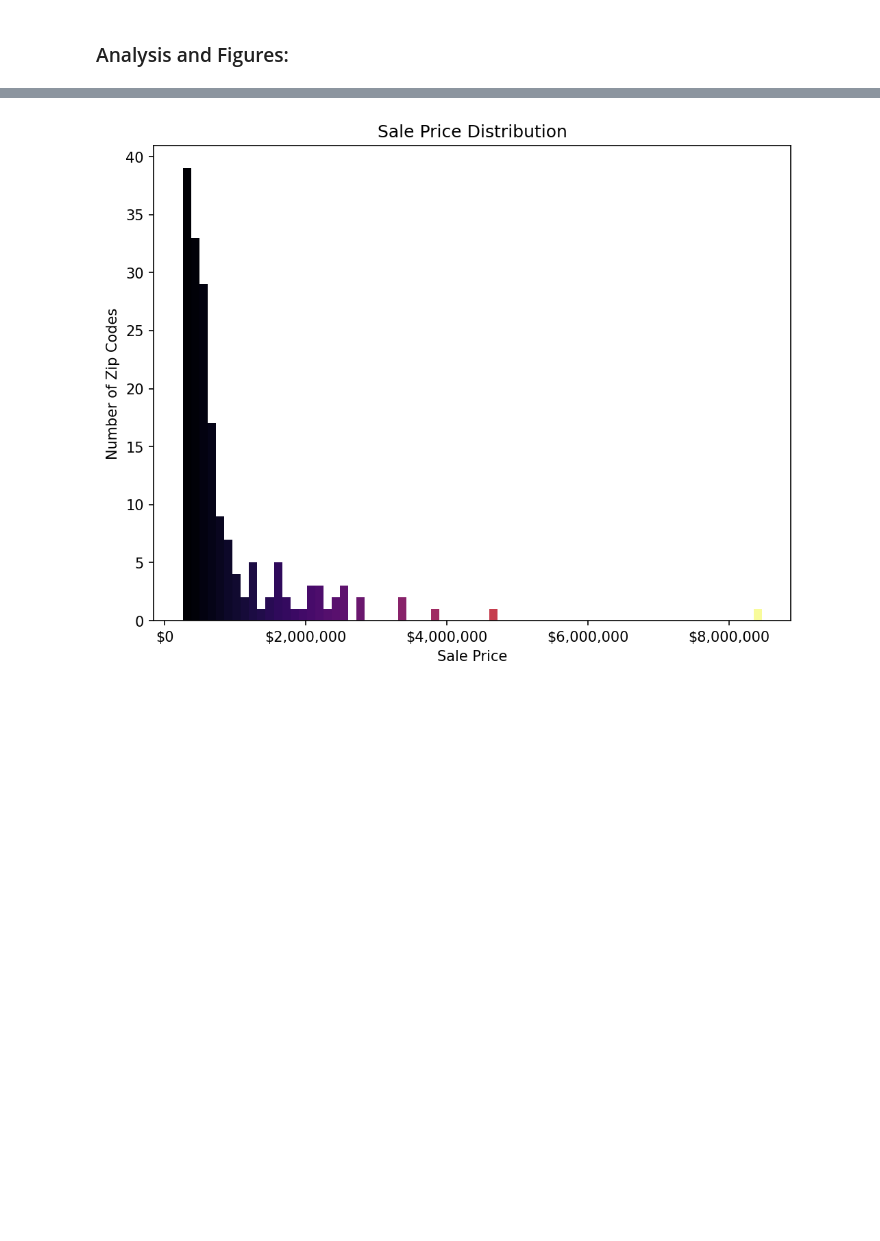
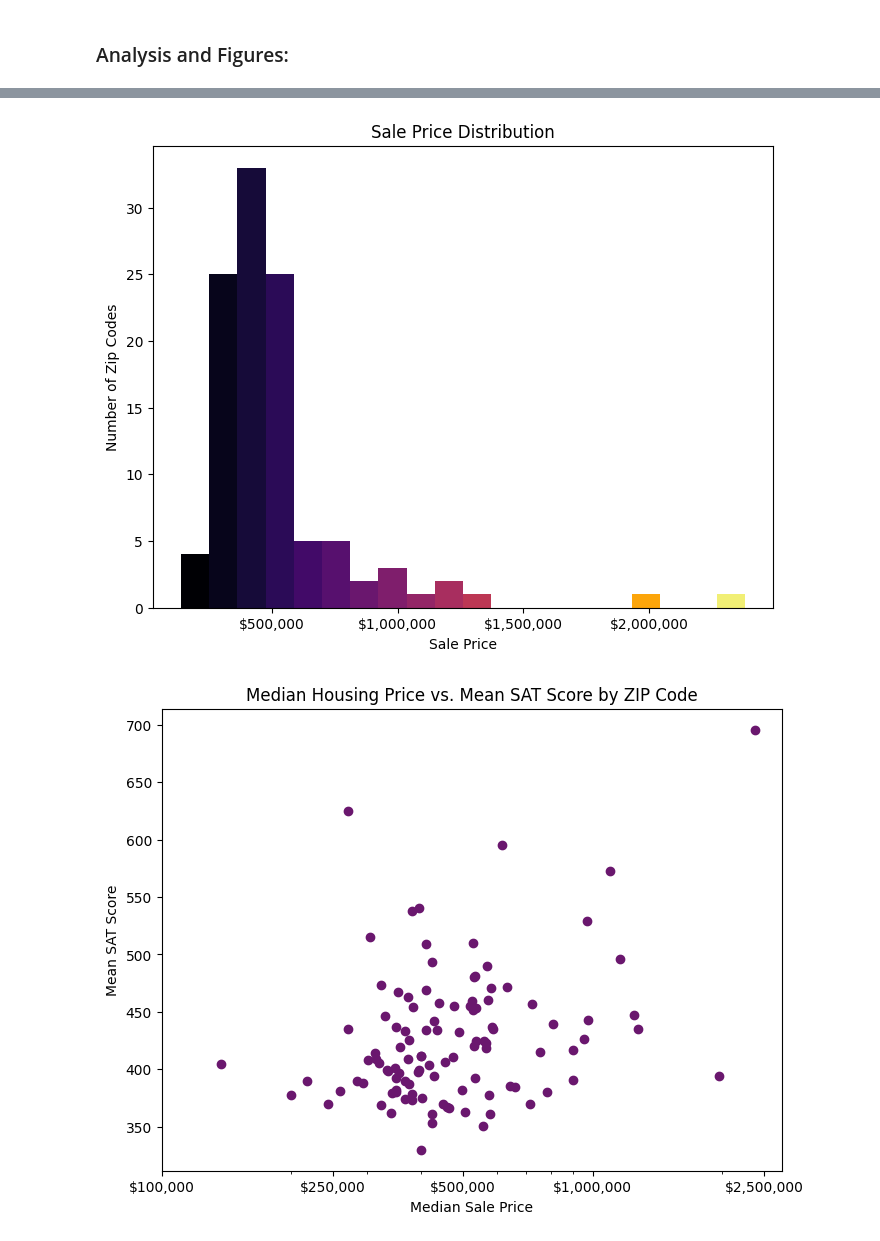
Before and after one commit to johnmays/wealth-and-SAT-NYC, a Jupyter notebook: notebooks/investigation.ipynb, the cells around one changed output, grey strips where cells are left out. Drawn from its saved outputs; the diff is of its cells as text; code cells hidden in the pictures; blank space fills up the shorter version.

```diff
--- a/notebooks/investigation.ipynb
+++ b/notebooks/investigation.ipynb
@@ -122,12 +158,12 @@ plt.show();
 # %%
 fig, ax = plt.subplots(1, figsize = (8, 6))
 ax.xaxis.set_major_formatter(mpl.ticker.StrMethodFormatter('${x:,.0f}'))
-N, bins, patches = ax.hist(merged_df['SALE PRICE'], bins=70)
+N, bins, patches = ax.hist(total_df['SALE PRICE'], bins=20)
 
 fracs = bins / bins.max()
 norm = mpl.colors.Normalize(fracs.min(), fracs.max())
 for frac, patch in zip(fracs, patches):
-    color = plt.cm.inferno(norm(frac))
+    color = inferno(norm(frac))
     patch.set_facecolor(color)
 
 plt.ylabel('Number of Zip Codes')
@@ -135,4 +171,17 @@ plt.xlabel('Sale Price')
 plt.title('Sale Price Distribution')
 plt.show();
 # %% [output]
-[figure, old version]
+[figure, new version]
+# %%
+fig, ax = plt.subplots(1, figsize = (8, 6))
+# ax.xaxis.set_major_formatter(mpl.ticker.StrMethodFormatter('${x:,.0f}'))
+ax.scatter(total_df['SALE PRICE'], total_df['SAT Score Mean'], color=inferno(0.3))
+plt.ylabel('Mean SAT Score')
+plt.xlabel('Median Sale Price')
+plt.xscale('log')
+ticks = [1.e+05, 2.5e+05, 5.e+05, 1.e+06, 2.5e+06]
+plt.xticks(ticks = ticks, labels=map(lambda x: f'${x:,.0f}', ticks))
+plt.title('Median Housing Price vs. Mean SAT Score by ZIP Code')
+plt.show();
+# %% [output]
+[figure, added]
```
Also changed, not shown: parts of 16 cells of this notebook, 1 other file.
